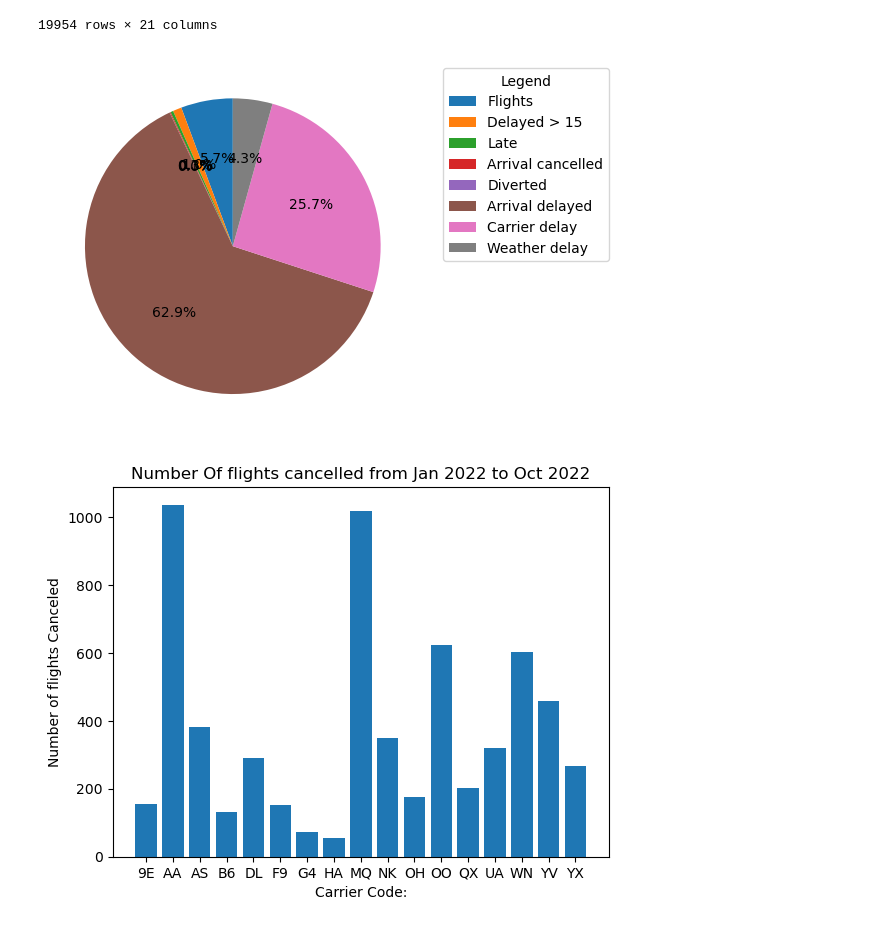
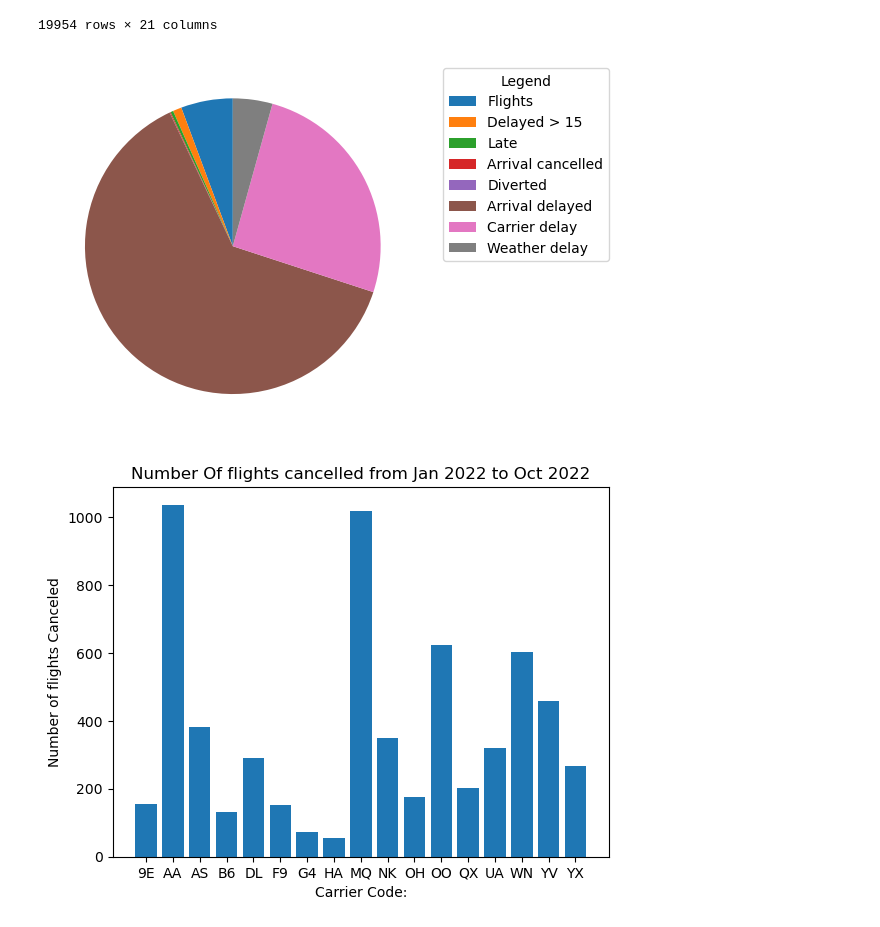
Before and after one commit to ubco-W2022T2-data301/project-group-group51, a Jupyter notebook: analysis/Main.ipynb, the cells around one changed output. Cells and saved outputs as stored; diff of their text form; code cells hidden in the pictures.

Commit message:
pie chart messed with

```diff
--- a/analysis/Main.ipynb
+++ b/analysis/Main.ipynb
@@ -48,25 +48,26 @@ airlineDatajan2021Dec2021
 # %%
 import numpy as np
 
 flights = airlineDatajan2021Dec2021["arr_flights"].sum()
 delayed15 = airlineDatajan2021Dec2021["arr_del15"].sum()
 late = airlineDatajan2021Dec2021["late_aircraft_ct"].sum()
 cancelled = airlineDatajan2021Dec2021["arr_cancelled"].sum()
 diverted = airlineDatajan2021Dec2021["arr_diverted"].sum()
 arrivaldelayed = airlineDatajan2021Dec2021["arr_delay"].sum()
 carrierdelay = airlineDatajan2021Dec2021["carrier_delay"].sum()
 weather = airlineDatajan2021Dec2021["weather_delay"].sum()
 
 #, 'diverted', 'arrivaldelayed', 'carrierdelay', 'Weather'
+var = np.array([flights, delayed15, late, cancelled, diverted, arrivaldelayed, carrierdelay, weather])
 
 labels = ['Flights', 'Delayed > 15', 'Late', 'Arrival cancelled', 'Diverted', 'Arrival delayed', 'Carrier delay', 'Weather delay']
-
+#autopct = '%.1f%%'
 # diverted, arrivaldelayed, carrierdelay, weather
-plt.pie([flights, delayed15, late, cancelled, diverted, arrivaldelayed, carrierdelay, weather], autopct = '%.1f%%', startangle = 90)
-plt.legend(labels,title = "Legend",bbox_to_anchor = (1.05,1), loc = "best")
+plt.pie(var, startangle = 90)
+plt.legend(labels, title = "Legend",bbox_to_anchor = (1.05,1), loc = "best")
 plt.show()
 # %% [output]
-[figure, old version]
+[figure, new version]
 # %%
 plt.bar(airlineDatajan2021Dec2021.carrier, airlineDatajan2021Dec2021.arr_cancelled)
 plt.xlabel('Carrier Code:')
```
